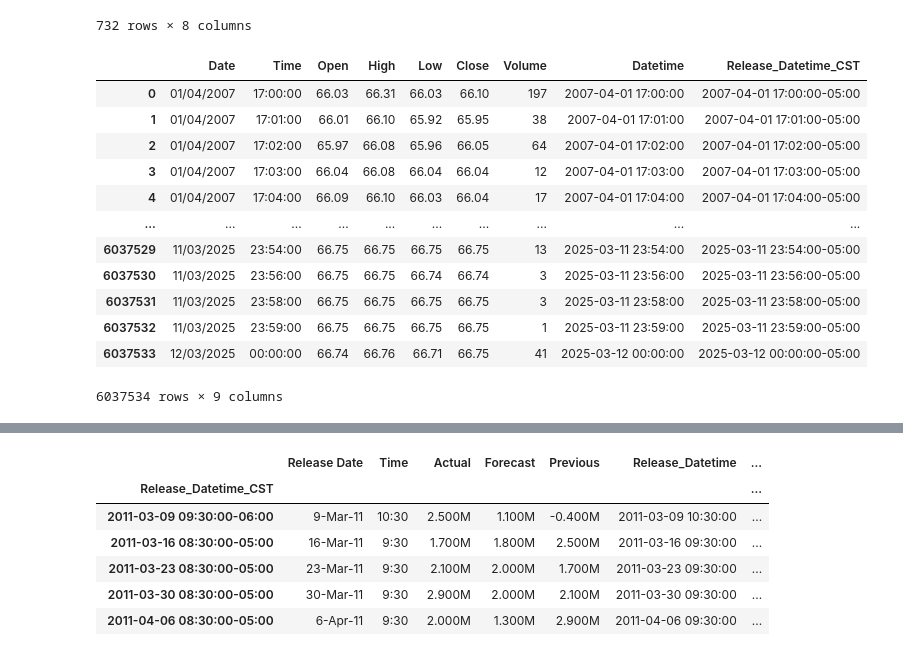
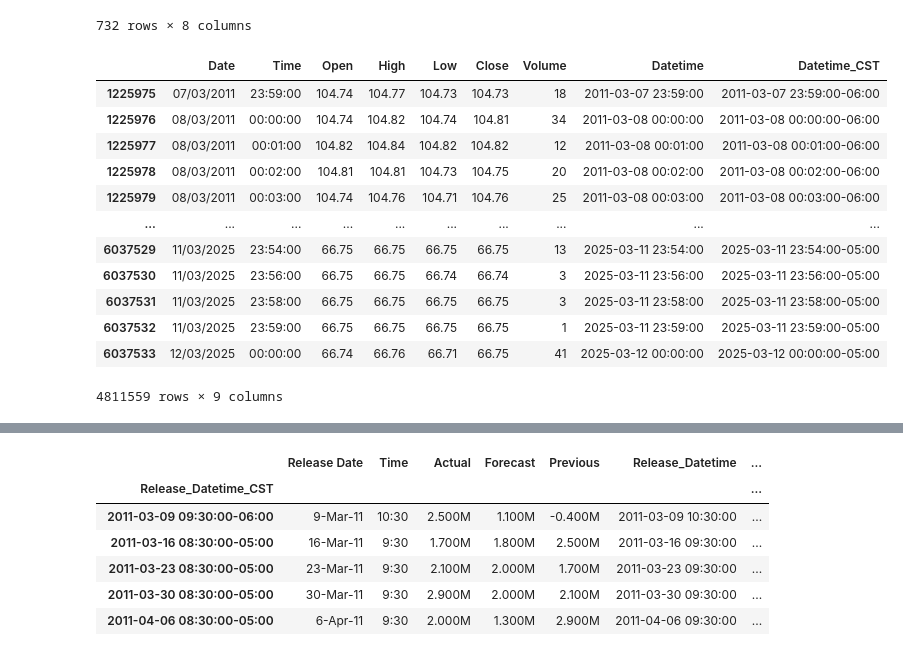
Before and after one commit to Sun-G0D/EIASupplySurprise, a Jupyter notebook: project.ipynb, the cells around one changed output, grey strips where cells are left out. Drawn from its saved outputs; the diff is of its cells as text; code cells hidden in the pictures.

```diff
--- a/project.ipynb
+++ b/project.ipynb
@@ -30,8 +30,8 @@ min_WTI = pd.read_csv(
 
 # Print the head of the DataFrame to verify it's loaded correctly
 display(min_WTI)
-min_WTI = min_WTI[1219109:]
-print(min_WTI.loc[min_WTI['Date'] == '01/03/2011'])
+min_WTI = min_WTI[1225975:]
+display(min_WTI)
 # %% [output]
 icom_eia_forecasts:
 |  | Release Date | Time | Actual | Forecast | Previous |
@@ -185,37 +184,37 @@ display(icom_eia_forecasts)
 # %%
 def standardize_wti_datetime(row):
     """Standardizes datetime for min_res_OIH dataframe."""
     date_str = row['Date']
     time_str = row['Time']
 
     #print(date_str + ' ' + time_str)#debug
 
     combined_datetime = pd.to_datetime(date_str + ' ' + time_str, format='%d/%m/%Y %H:%M:%S', errors='coerce') # Combined format
 
     #print(combined_datetime)#debug
 
     if pd.isna(combined_datetime):
         print('nan')#If this triggers, something is wrong
         return pd.NaT
     return combined_datetime
 
 min_WTI['Datetime'] = min_WTI.apply(standardize_wti_datetime, axis=1)
 
-min_WTI['Release_Datetime_CST'] = min_WTI['Datetime'].dt.tz_localize(chicago_tz, ambiguous='infer', nonexistent='shift_forward')
+min_WTI['Datetime_CST'] = min_WTI['Datetime'].dt.tz_localize(chicago_tz, ambiguous='infer', nonexistent='shift_forward')
 display(min_WTI)
 # %% [output]
-|  | Date | Time | Open | High | Low | Close | Volume | Datetime | Release_Datetime_CST |
-| 0 | 01/04/2007 | 17:00:00 | 66.03 | 66.31 | 66.03 | 66.10 | 197 | 2007-04-01 17:00:00 | 2007-04-01 17:00:00-05:00 |
-| 1 | 01/04/2007 | 17:01:00 | 66.01 | 66.10 | 65.92 | 65.95 | 38 | 2007-04-01 17:01:00 | 2007-04-01 17:01:00-05:00 |
-| 2 | 01/04/2007 | 17:02:00 | 65.97 | 66.08 | 65.96 | 66.05 | 64 | 2007-04-01 17:02:00 | 2007-04-01 17:02:00-05:00 |
-| 3 | 01/04/2007 | 17:03:00 | 66.04 | 66.08 | 66.04 | 66.04 | 12 | 2007-04-01 17:03:00 | 2007-04-01 17:03:00-05:00 |
-| 4 | 01/04/2007 | 17:04:00 | 66.09 | 66.10 | 66.03 | 66.04 | 17 | 2007-04-01 17:04:00 | 2007-04-01 17:04:00-05:00 |
+|  | Date | Time | Open | High | Low | Close | Volume | Datetime | Datetime_CST |
+| 1225975 | 07/03/2011 | 23:59:00 | 104.74 | 104.77 | 104.73 | 104.73 | 18 | 2011-03-07 23:59:00 | 2011-03-07 23:59:00-06:00 |
+| 1225976 | 08/03/2011 | 00:00:00 | 104.74 | 104.82 | 104.74 | 104.81 | 34 | 2011-03-08 00:00:00 | 2011-03-08 00:00:00-06:00 |
+| 1225977 | 08/03/2011 | 00:01:00 | 104.82 | 104.84 | 104.82 | 104.82 | 12 | 2011-03-08 00:01:00 | 2011-03-08 00:01:00-06:00 |
+| 1225978 | 08/03/2011 | 00:02:00 | 104.81 | 104.81 | 104.73 | 104.75 | 20 | 2011-03-08 00:02:00 | 2011-03-08 00:02:00-06:00 |
+| 1225979 | 08/03/2011 | 00:03:00 | 104.74 | 104.76 | 104.71 | 104.76 | 25 | 2011-03-08 00:03:00 | 2011-03-08 00:03:00-06:00 |
 | ... | ... | ... | ... | ... | ... | ... | ... | ... | ... |
 | 6037529 | 11/03/2025 | 23:54:00 | 66.75 | 66.75 | 66.75 | 66.75 | 13 | 2025-03-11 23:54:00 | 2025-03-11 23:54:00-05:00 |
 | 6037530 | 11/03/2025 | 23:56:00 | 66.75 | 66.75 | 66.74 | 66.74 | 3 | 2025-03-11 23:56:00 | 2025-03-11 23:56:00-05:00 |
 | 6037531 | 11/03/2025 | 23:58:00 | 66.75 | 66.75 | 66.75 | 66.75 | 3 | 2025-03-11 23:58:00 | 2025-03-11 23:58:00-05:00 |
 | 6037532 | 11/03/2025 | 23:59:00 | 66.75 | 66.75 | 66.75 | 66.75 | 1 | 2025-03-11 23:59:00 | 2025-03-11 23:59:00-05:00 |
 | 6037533 | 12/03/2025 | 00:00:00 | 66.74 | 66.76 | 66.71 | 66.75 | 41 | 2025-03-12 00:00:00 | 2025-03-12 00:00:00-05:00 |
-6037534 rows × 9 columns
+4811559 rows × 9 columns
 # %%
 icom_eia_forecasts = icom_eia_forecasts.set_index('Release_Datetime_CST').sort_index()
```
Also changed, not shown: parts of 15 cells of this notebook.
